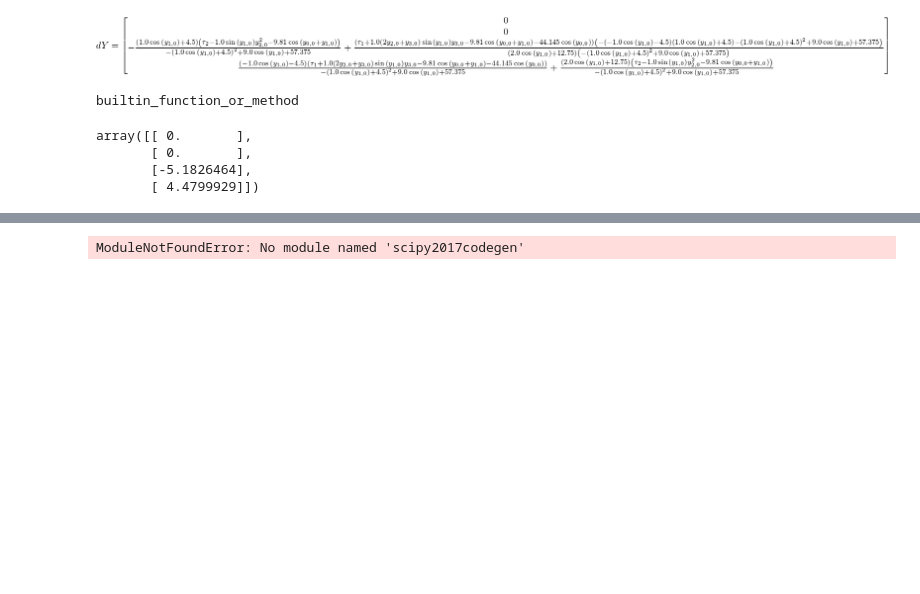
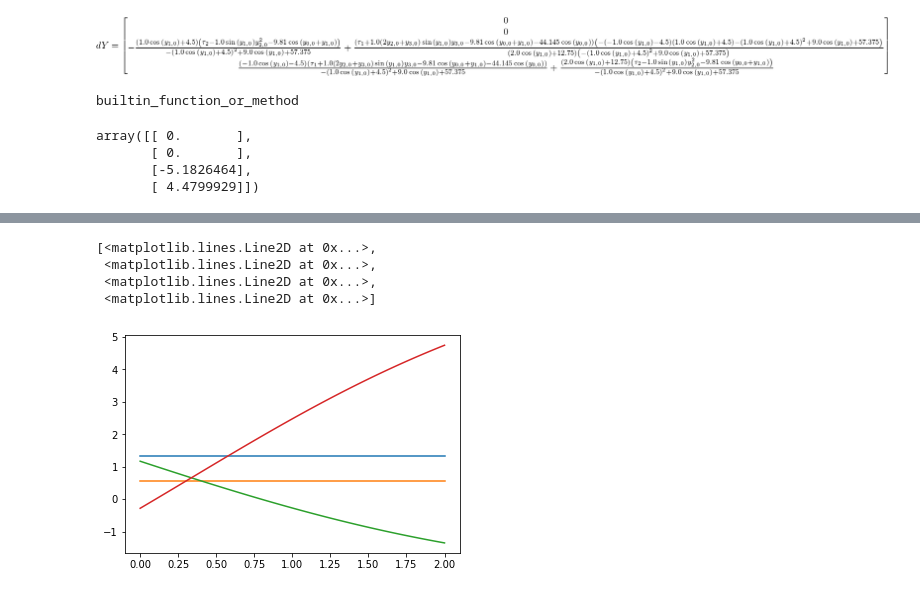
Before and after one commit to ashBabu/model_predictive_control, a Jupyter notebook: src/2R_manipulator_dynamics.ipynb, the cells around one changed output, grey strips where cells are left out. Saved outputs shown, nothing was run; the diff lists cells and outputs as text; code cells hidden in the pictures; blank space fills up the shorter version.

```diff
--- a/src/2R_manipulator_dynamics.ipynb
+++ b/src/2R_manipulator_dynamics.ipynb
@@ -300,9 +298,13 @@ TypeError: auto_odes_wrapper() takes 2 positional arguments but 4 were given
 # %%
 from scipy.integrate import odeint
-from matplotlib.pyplot impo
+import matplotlib.pyplot as plt
 #from scipy2017codegen.chem import watrad_init, watrad_plot
 t_vals = np.linspace(0, 2, 100)
 y_vals = odeint(auto_odes_wrapper, np.random.randn(4), t_vals, args=(1, 2), )# Dfun=auto_jac_wrapper)
-plot(t_vals, y_vals)
+plt.plot(t_vals, y_vals)
 # %% [output]
-ModuleNotFoundError: No module named 'scipy2017codegen'
+[<matplotlib.lines.Line2D at 0x...>,
+ <matplotlib.lines.Line2D at 0x...>,
+ <matplotlib.lines.Line2D at 0x...>,
+ <matplotlib.lines.Line2D at 0x...>]
+[figure, added]
```
Also changed, not shown: parts of 1 cell of this notebook.
